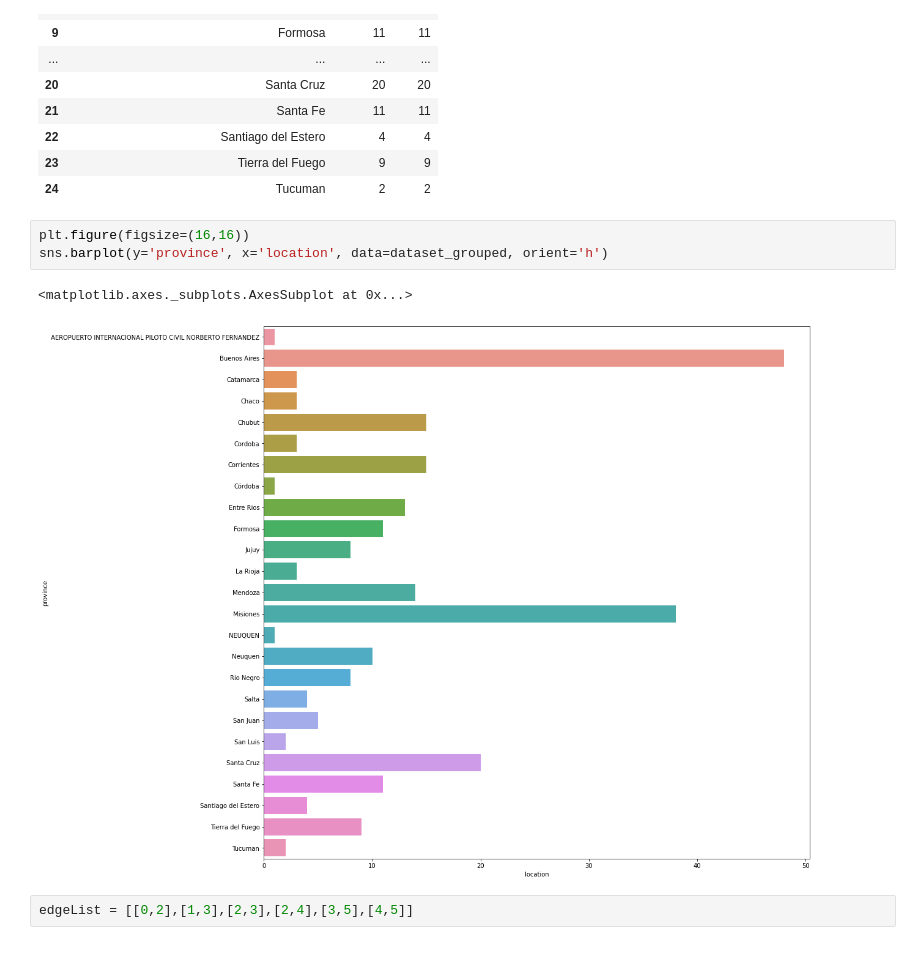
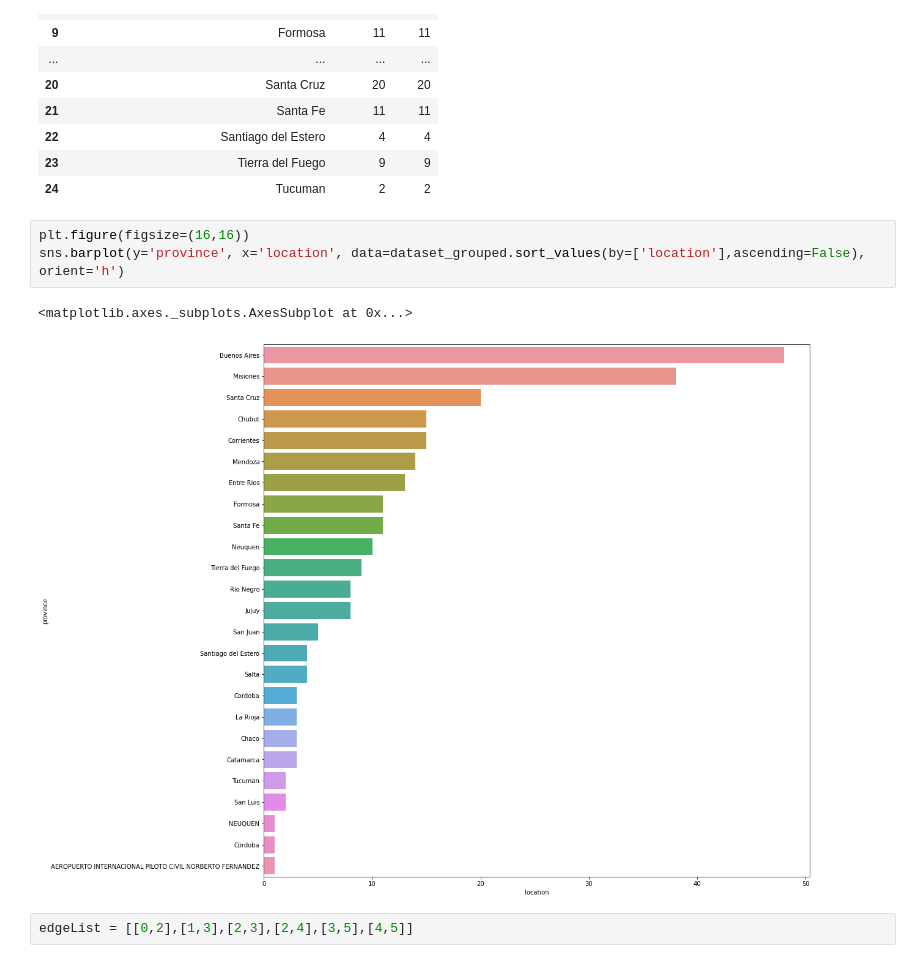
Before and after one commit to danicattaneob/diplo-datos-ayvd-g1, a Jupyter notebook: Pasos_fronterizos_json_y_grafos.ipynb, the cells around one changed output. Drawn from its saved outputs; the diff is of its cells as text.

```diff
--- a/Pasos_fronterizos_json_y_grafos.ipynb
+++ b/Pasos_fronterizos_json_y_grafos.ipynb
@@ -41,10 +41,10 @@ dataset_grouped
 | 24 | Tucuman | 2 | 2 |
 # %%
 plt.figure(figsize=(16,16))
-sns.barplot(y='province', x='location', data=dataset_grouped, orient='h')
+sns.barplot(y='province', x='location', data=dataset_grouped.sort_values(by=['location'],ascending=False), orient='h')
 # %% [output]
 <matplotlib.axes._subplots.AxesSubplot at 0x...>
-[figure, old version]
+[figure, new version]
 # %%
 edgeList = [[0,2],[1,3],[2,3],[2,4],[3,5],[4,5]]
 # %%
```
